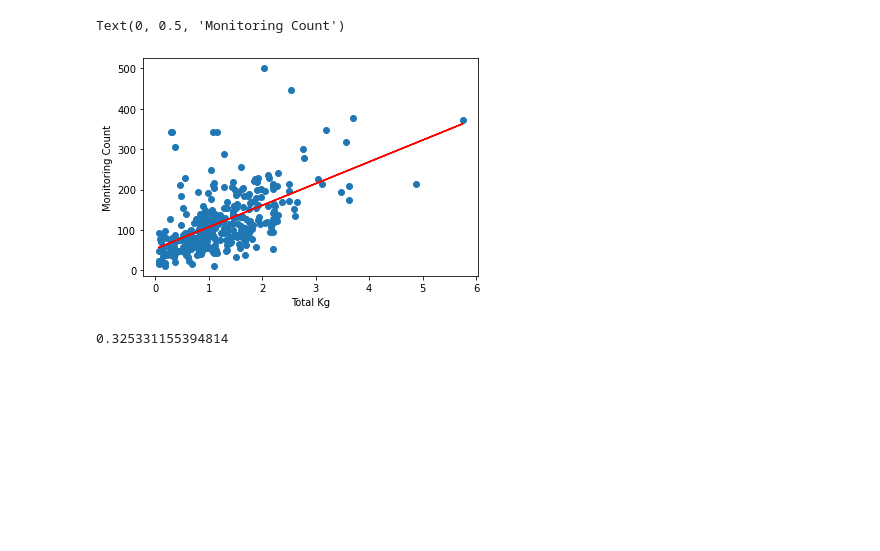
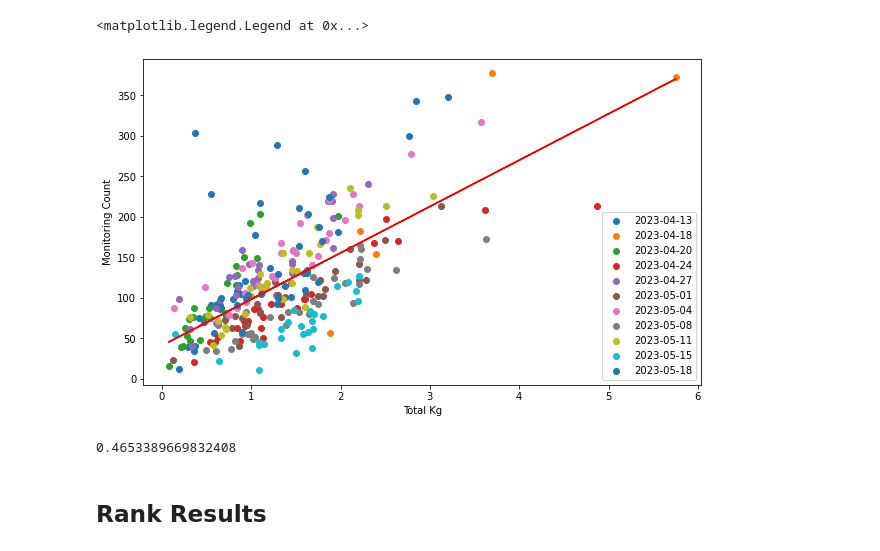
Before and after one commit to zordi-kevin/JupyterNotebooks, a Jupyter notebook: Harvest Analysis/Harvest Analysis.ipynb, the cells around one changed output. Drawn from its saved outputs; the diff is of its cells as text; code cells hidden in the pictures; blank space fills up the shorter version.

Commit message:
added more data, updated results

```diff
--- a/Harvest Analysis/Harvest Analysis.ipynb
+++ b/Harvest Analysis/Harvest Analysis.ipynb
@@ -20,7 +21,7 @@ harvest_data = harvest_data[harvest_data["Date"].notna()]
 # convert dates to format used by json files
 new_date_format='%Y-%m-%d'
 old_date_format='%m/%d/%Y'
-harvest_data = conv_dates_series(harvest_data, "Date", old_date_format, new_date_format)
+all_data = conv_dates_series(harvest_data, "Date", old_date_format, new_date_format)
 
-harvest_data
+all_data.drop(["Samples kg", "BRIX", "TA", "BRIX/TA", "Causes (Grade B)", "Causes (cull)"], axis=1)
 # %% [output]
@@ -39,0 +41,10 @@ harvest_data
+# %%
+# Combine instances where harvests for a single row were split into multiple entries
+agg_functions = {
+    "Total kg": 'sum',
+    "Total kg (Grade B)": 'sum',
+    "Total kg (cull)": 'sum'
+}
+
+harvest_data = all_data.groupby(["Date", "Row"]).aggregate(agg_functions).copy()
+harvest_data
@@ -111,7 +152,8 @@ df.loc[(df["Monitoring Count"] == 0) & df["Total kg"].notna()]
 monitored_df = df[
     df["Monitoring Count"].notna() &
     df["Total kg"].notna() &
-    df["Monitoring Count"] != 0].copy()
+    (pd.to_datetime(df["Date"]) > pd.to_datetime("2023-04-10")) &
+    (df["Monitoring Count"] != 0)].copy()
 # %%
 # Add a row calculating the ratio of count/kg
 values = monitored_df["Monitoring Count"]/monitored_df["Total kg"]
@@ -158,18 +207,29 @@ np.std(truncated_ratios)
 # %%
 x = monitored_df["Total kg"]
 y = monitored_df["Monitoring Count"]
 m, b = np.polyfit(x, y, 1)
-plt.scatter(x, y)
+plt.figure(figsize=(10,6))
+
 plt.plot(x, m*x + b, color='red')
+
+for date in sorted(set(monitored_df["Date"])):
+    subsample = monitored_df[monitored_df["Date"] == date]
+    x_sub = subsample["Total kg"]
+    y_sub = subsample["Monitoring Count"]
+    plt.scatter(x_sub, y_sub, label=date)
+
 plt.xlabel("Total Kg")
 plt.ylabel("Monitoring Count")
+plt.legend()
 # %% [output]
-Text(0, 0.5, 'Monitoring Count')
+<matplotlib.legend.Legend at 0x...>
-[figure, old version]
+[figure, new version]
 # %%
 corr_matrix = np.corrcoef(x, y)
 corr = corr_matrix[0,1]
 R_sq = corr**2
 R_sq
 # %% [output]
-0.325331155394814
+0.4653389669832408
+# %% [markdown]
+## Rank Results
```
Also changed, not shown: parts of 26 cells of this notebook, 3 other files.
